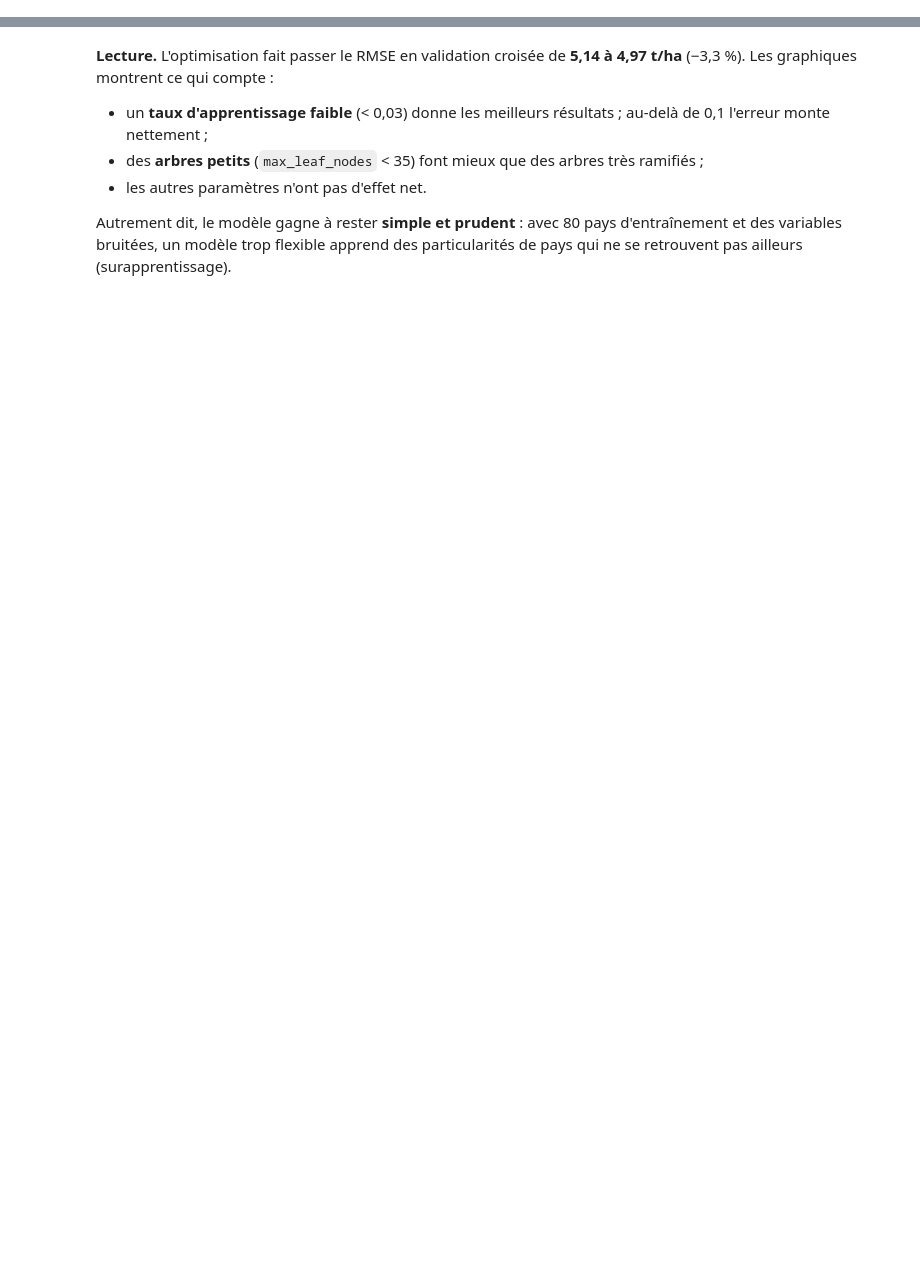
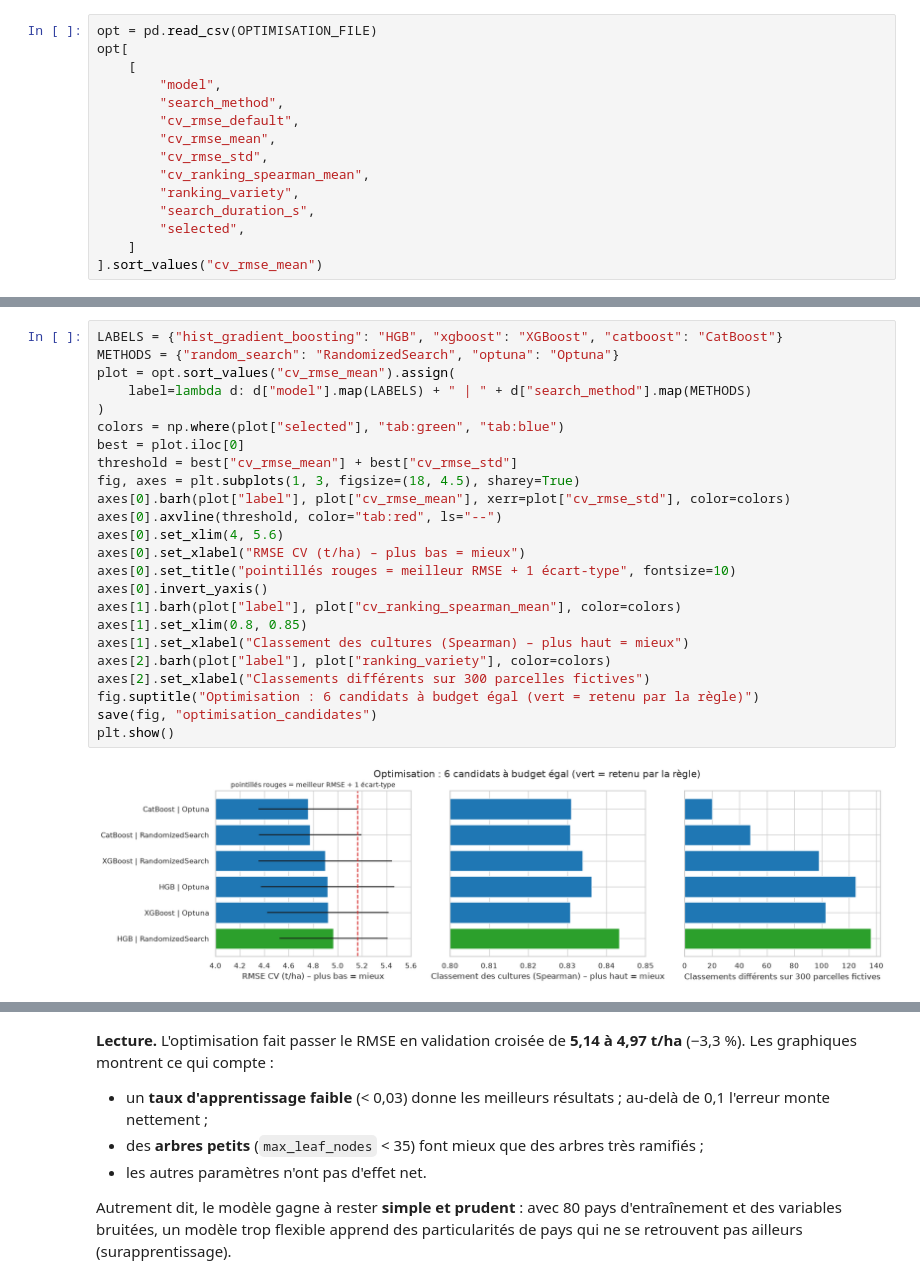
Before and after one commit to maximebarbier01/agritech-crop-reco, a Jupyter notebook: notebooks/04_modelisation.ipynb, the cells around one changed output, grey strips where cells are left out. Drawn from its saved outputs; the diff is of its cells as text; blank space fills up the shorter version.

Commit message:
feat(model): XGBoost et CatBoost, comparaison Optuna / RandomizedSearch, version 1.4.0

```diff
--- a/notebooks/04_modelisation.ipynb
+++ b/notebooks/04_modelisation.ipynb
@@ -175,0 +140,15 @@ plt.show()
+# %%
+opt = pd.read_csv(OPTIMISATION_FILE)
+opt[
+    [
+        "model",
+        "search_method",
+        "cv_rmse_default",
+        "cv_rmse_mean",
+        "cv_rmse_std",
+        "cv_ranking_spearman_mean",
+        "ranking_variety",
+        "search_duration_s",
+        "selected",
+    ]
+].sort_values("cv_rmse_mean")
@@ -175,0 +163,26 @@ plt.show()
+# %%
+LABELS = {"hist_gradient_boosting": "HGB", "xgboost": "XGBoost", "catboost": "CatBoost"}
+METHODS = {"random_search": "RandomizedSearch", "optuna": "Optuna"}
+plot = opt.sort_values("cv_rmse_mean").assign(
+    label=lambda d: d["model"].map(LABELS) + " | " + d["search_method"].map(METHODS)
+)
+colors = np.where(plot["selected"], "tab:green", "tab:blue")
+best = plot.iloc[0]
+threshold = best["cv_rmse_mean"] + best["cv_rmse_std"]
+fig, axes = plt.subplots(1, 3, figsize=(18, 4.5), sharey=True)
+axes[0].barh(plot["label"], plot["cv_rmse_mean"], xerr=plot["cv_rmse_std"], color=colors)
+axes[0].axvline(threshold, color="tab:red", ls="--")
+axes[0].set_xlim(4, 5.6)
+axes[0].set_xlabel("RMSE CV (t/ha) – plus bas = mieux")
+axes[0].set_title("pointillés rouges = meilleur RMSE + 1 écart-type", fontsize=10)
+axes[0].invert_yaxis()
+axes[1].barh(plot["label"], plot["cv_ranking_spearman_mean"], color=colors)
+axes[1].set_xlim(0.8, 0.85)
+axes[1].set_xlabel("Classement des cultures (Spearman) – plus haut = mieux")
+axes[2].barh(plot["label"], plot["ranking_variety"], color=colors)
+axes[2].set_xlabel("Classements différents sur 300 parcelles fictives")
+fig.suptitle("Optimisation : 6 candidats à budget égal (vert = retenu par la règle)")
+save(fig, "optimisation_candidates")
+plt.show()
+# %% [output]
+[figure, added]
```
Also changed, not shown: parts of 22 cells of this notebook, 16 other files.
